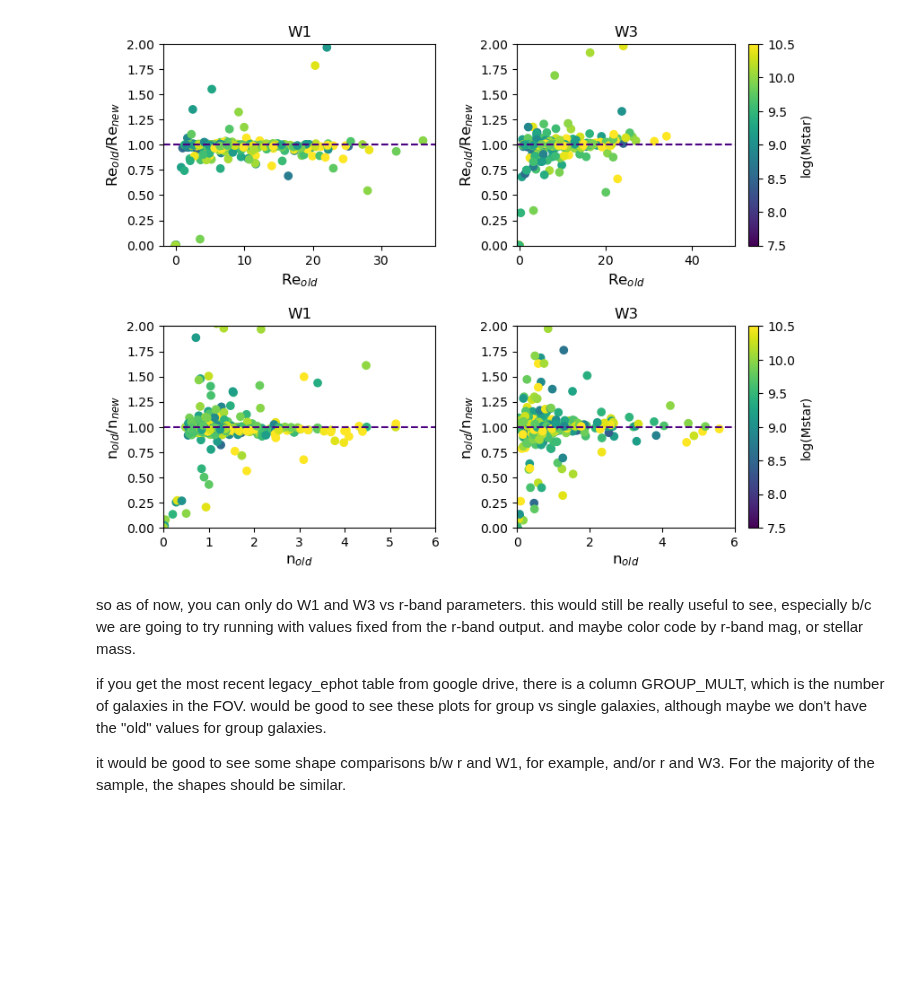
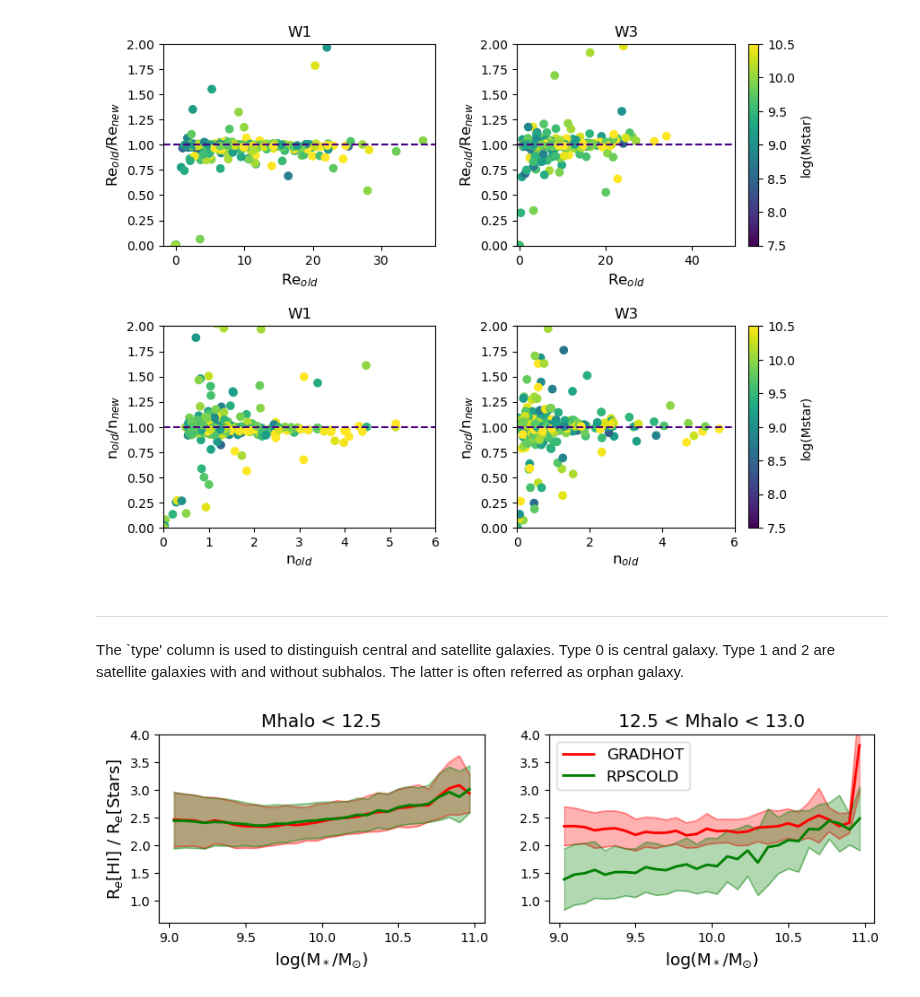
Before and after one commit to Kyssuber/research, a Jupyter notebook: data_analysis/newgalfitparams.ipynb, the cells around one changed output. Saved outputs shown, nothing was run; the diff lists cells and outputs as text; code cells hidden in the pictures; blank space fills up the shorter version.

Commit message:
website code updates, notebook to edit table flags

```diff
--- a/data_analysis/newgalfitparams.ipynb
+++ b/data_analysis/newgalfitparams.ipynb
@@ -37,9 +37,6 @@ cat.comp_oldnew(zoom=True)
 # %% [output]
 [figure]
 [figure]
-# %% [markdown]
-so as of now, you can only do W1 and W3 vs r-band parameters.  this would still be really useful to see, especially b/c we are going to try running with values fixed from the r-band output.  and maybe color code by r-band mag, or stellar mass.
-
-if you get the most recent legacy_ephot table from google drive, there is a column GROUP_MULT, which is the number of galaxies in the FOV.  would be good to see these plots for group vs single galaxies, although maybe we don't have the "old" values for group galaxies.
-
-it would be good to see some shape comparisons b/w r and W1, for example, and/or r and W3.  For the majority of the sample, the shapes should be similar.
+# %% [markdown]
+-----
+The `type' column is used to distinguish central and satellite galaxies. Type 0 is central galaxy. Type 1 and 2 are satellite galaxies with and without subhalos. The latter is often referred as orphan galaxy.
@@ -45,0 +119,45 @@ it would be good to see some shape comparisons b/w r and W1, for example, and/or
+# %%
+plt.figure(figsize=(10,3))
+
+plt.subplot(1,2,1)
+grad_line_field = plt.plot(bin_centers_grad_field, bin_means_grad_field, linestyle='-', lw=2, color='r',label='GRADHOT')
+plt.plot(bin_centers_grad_field, gradhot_lower_field, linestyle='-',lw=1,  color='r',alpha=0.3)
+plt.plot(bin_centers_grad_field, gradhot_upper_field, linestyle='-',lw=1,  color='r',alpha=0.3)
+plt.fill_between(bin_centers_grad_field, gradhot_lower_field,y2=gradhot_upper_field,color='r',alpha=0.3)
+
+rps_line_field = plt.plot(bin_centers_rps_field, bin_means_rps_field, linestyle='-', lw=2, color='g',label='RPSCOLD')
+plt.plot(bin_centers_rps_field, rpscold_lower_field, linestyle='-',lw=1,  color='g',alpha=0.3)
+plt.plot(bin_centers_rps_field, rpscold_upper_field, linestyle='-',lw=1,  color='g',alpha=0.3)
+plt.fill_between(bin_centers_rps_field, rpscold_lower_field,y2=rpscold_upper_field,color='g',alpha=0.3)
+
+plt.xlabel(r'log(M$_*$/M$_{\odot}$)',fontsize=13)
+#plt.ylabel(r'R$_e$[SFR] / R$_e$[Stars]',fontsize=13)
+plt.ylabel(r'R$_e$[HI] / R$_e$[Stars]',fontsize=13)
+plt.title(r'Mhalo < 12.5',fontsize=14)
+plt.ylim(0.6,4)
+#plt.ylim(0.3,1.2)
+
+plt.subplot(1,2,2)
+grad_line = plt.plot(bin_centers_grad, bin_means_grad, linestyle='-', lw=2, color='r',label='GRADHOT')
+plt.plot(bin_centers_grad, gradhot_lower, linestyle='-',lw=1,  color='r',alpha=0.3)
+plt.plot(bin_centers_grad, gradhot_upper, linestyle='-',lw=1,  color='r',alpha=0.3)
+plt.fill_between(bin_centers_grad, gradhot_lower,y2=gradhot_upper,color='r',alpha=0.3)
+
+rps_line = plt.plot(bin_centers_rps, bin_means_rps, linestyle='-', lw=2, color='g',label='RPSCOLD')
+plt.plot(bin_centers_rps, rpscold_lower, linestyle='-',lw=1,  color='g',alpha=0.3)
+plt.plot(bin_centers_rps, rpscold_upper, linestyle='-',lw=1,  color='g',alpha=0.3)
+plt.fill_between(bin_centers_rps, rpscold_lower,y2=rpscold_upper,color='g',alpha=0.3)
+plt.title(r'12.5 < Mhalo < 13.0',fontsize=14)
+plt.xlabel(r'log(M$_*$/M$_{\odot}$)',fontsize=13)
+plt.ylim(0.6,4)
+#plt.ylim(0.3,1.2)
+
+plt.legend(fontsize=12)
+
+plt.subplots_adjust(bottom=.2)
+
+plt.savefig(homedir+'/Desktop/ngcgroup_fig',dpi=150)
+
+plt.show()
+# %% [output]
+[figure, added]
```
Also changed, not shown: parts of 4 cells of this notebook, 5 other files.
